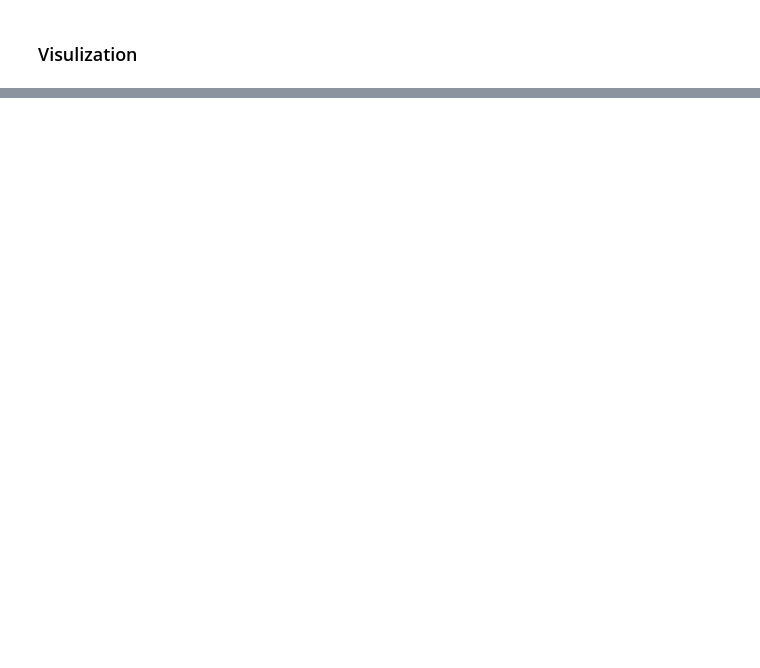
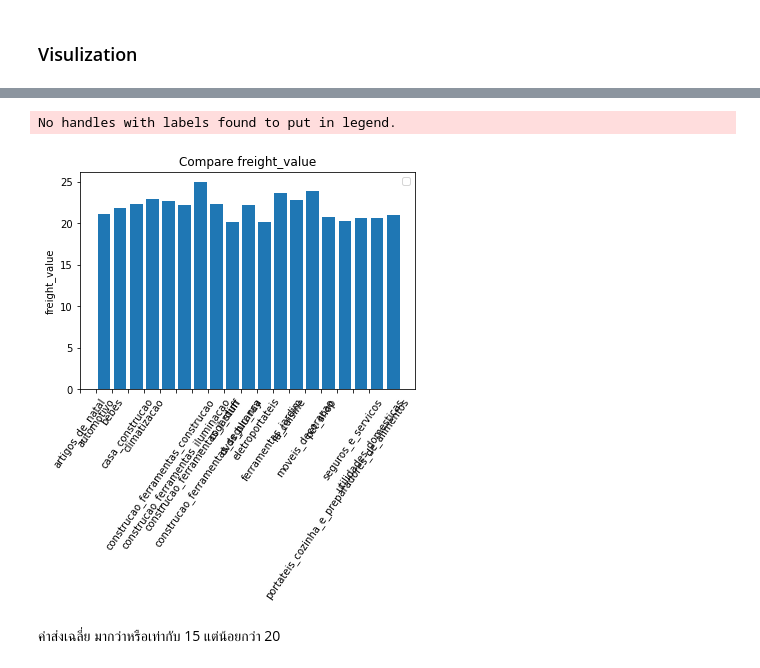
Before and after one commit to jittakorn-ch/DWDM21, a Jupyter notebook: Group_Project.ipynb, the cells around one changed output, grey strips where cells are left out. Cells and saved outputs as stored; diff of their text form; code cells hidden in the pictures; blank space fills up the shorter version.

```diff
--- a/Group_Project.ipynb
+++ b/Group_Project.ipynb
@@ -659,0 +765,3 @@ model ที่เหมาะสมที่สุดกับข้อมู
+# %%
+mean_btw20to25 = category_mean[(category_mean['freight_value'] >= 20) & (category_mean['freight_value'] <= 25)]
+mean_btw20to25
@@ -659,0 +786,12 @@ model ที่เหมาะสมที่สุดกับข้อมู
+# %%
+plt.bar(np.arange(len(mean_btw20to25.iloc[:,1])), mean_btw20to25.iloc[:,1])
+
+plt.ylabel('freight_value')
+plt.title('Compare freight_value')
+plt.xticks(np.arange(len(mean_btw20to25.iloc[:,0]))-1.5, mean_btw20to25.iloc[:,0],rotation=55)
+plt.legend();
+# %% [output]
+No handles with labels found to put in legend.
+[figure, added]
+# %% [markdown]
+ค่าส่งเฉลี่ย มากว่าหรือเท่ากับ 15 แต่น้อยกว่า 20
```
Also changed, not shown: parts of 24 cells of this notebook.
